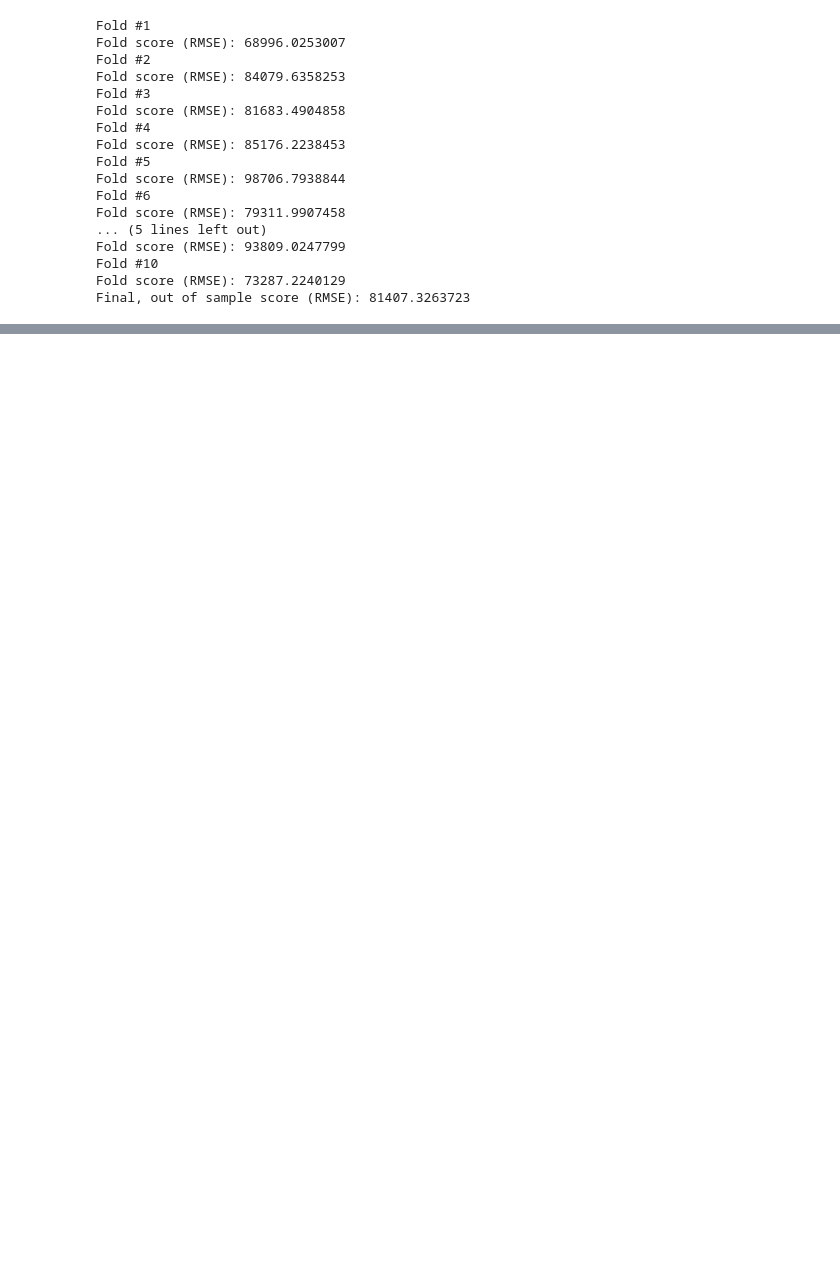
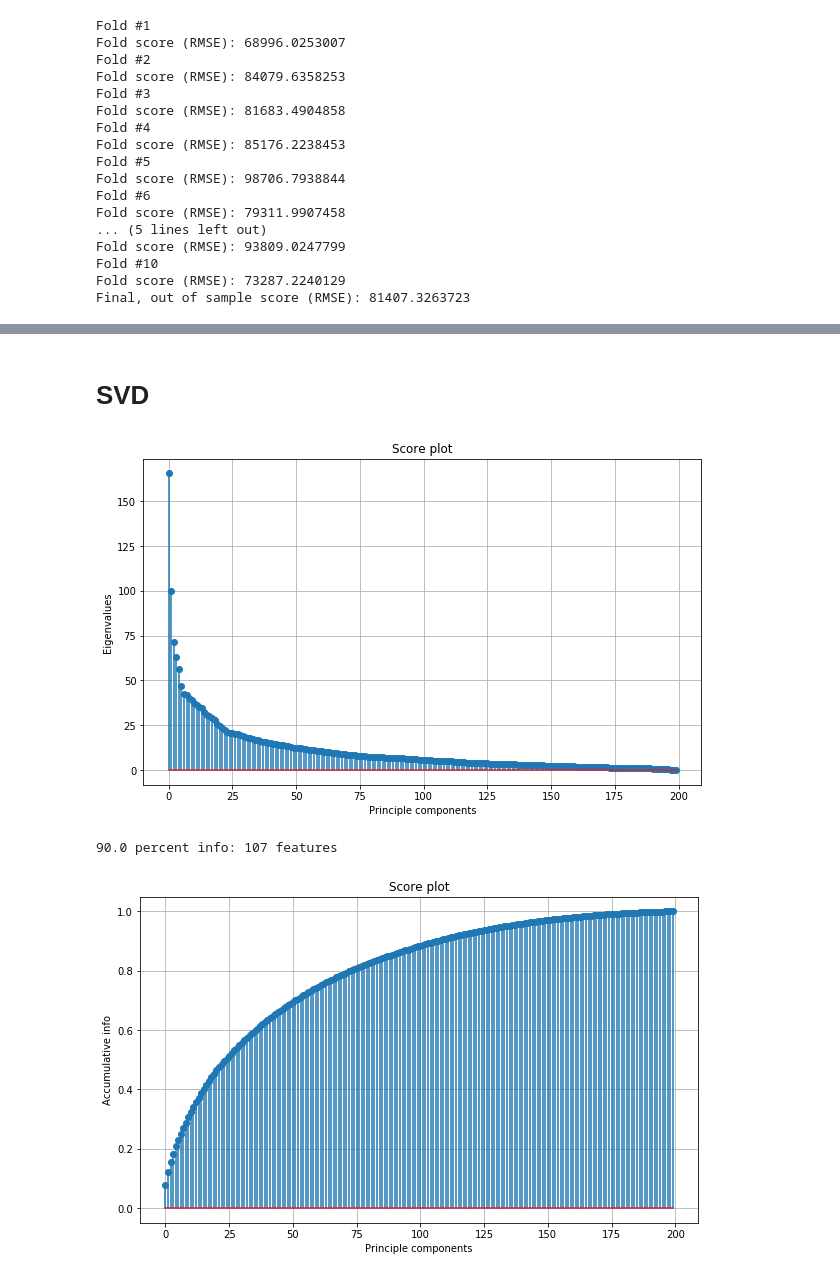
Before and after one commit to asahicantu/Kaggle-House-Prices-Advanced-Regression-Techniques, a Jupyter notebook: CSE517 House Price Prediction.ipynb, the cells around one changed output, grey strips where cells are left out. Drawn from its saved outputs; the diff is of its cells as text; code cells hidden in the pictures; blank space fills up the shorter version.

```diff
--- a/CSE517 House Price Prediction.ipynb
+++ b/CSE517 House Price Prediction.ipynb
@@ -414,0 +405,8 @@ Index([u'Id', u'MSSubClass', u'LotFrontage', u'LotArea', u'OverallQual',
+# %%
+pca2 = PCA(n_components=28)
+pca2.fit(X)
+X_pca = pca.transform(X)
+from sklearn.linear_model import LinearRegression
+model = LinearRegression()
+model = model.fit(X_pca, Y)
+crossVal(model, X_pca, Y)
@@ -414,0 +489,13 @@ Index([u'Id', u'MSSubClass', u'LotFrontage', u'LotArea', u'OverallQual',
+# %% [markdown]
+# SVD
+# %%
+from numpy import linalg as LA
+from sklearn.decomposition import TruncatedSVD
+svd = TruncatedSVD(n_components = 200)
+svd.fit(X)
+sigular_values = svd.singular_values_
+plotEigen(sigular_values, 0.9)
+# %% [output]
+[figure, added]
+90.0 percent info: 107 features
+[figure, added]
```
Also changed, not shown: parts of 31 cells of this notebook.
